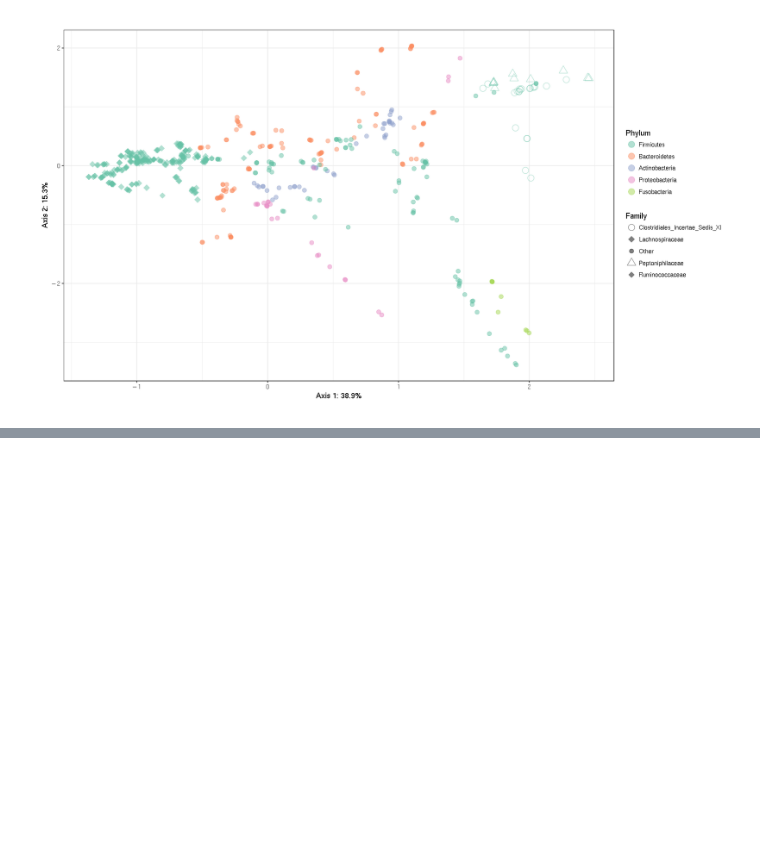
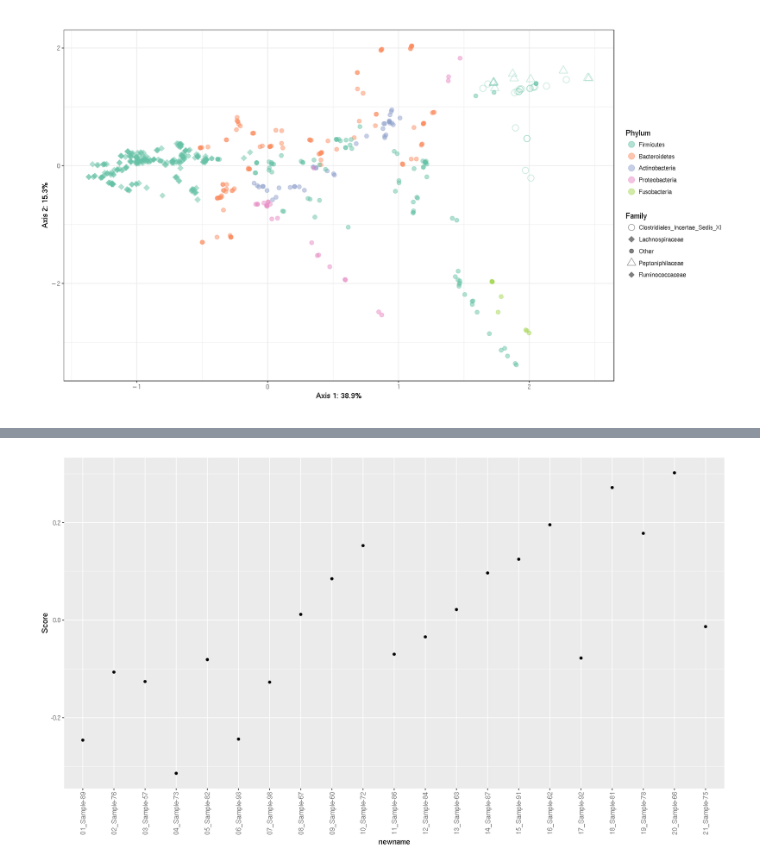
Before and after one commit to cramjaco/Nyvac_096_Microbiome, a Jupyter notebook: Mar2018_096.ipynb, the cells around one changed output, grey strips where cells are left out. Saved outputs shown, nothing was run; the diff lists cells and outputs as text; code cells hidden in the pictures; blank space fills up the shorter version.

```diff
--- a/Mar2018_096.ipynb
+++ b/Mar2018_096.ipynb
@@ -3215,0 +3265,9 @@ fig3c
+# %%
+treeda.final = treeda(
+    factor(medcode_hl(sample_data(psN1)$IgG_gp41_Month_0)),
+    X,
+    phy_tree(psN1),
+    p = which.min(rowSums(cvloss)),
+    check.consist = FALSE,
+    A = A
+)
@@ -3215,0 +3288,7 @@ fig3c
+# %%
+data.frame(proj = treeda.final$projections, sample_data(psN1)) %>%
+ggplot() +
+geom_point(aes(y = proj, x = newname)) + ylab("Score") +
+theme(axis.text.x = element_text(angle = 90, hjust = 1,, vjust = 0.5, size = 10))
+# %% [output]
+[figure, added]
```
Also changed, not shown: parts of 45 cells of this notebook, 21 other files.
